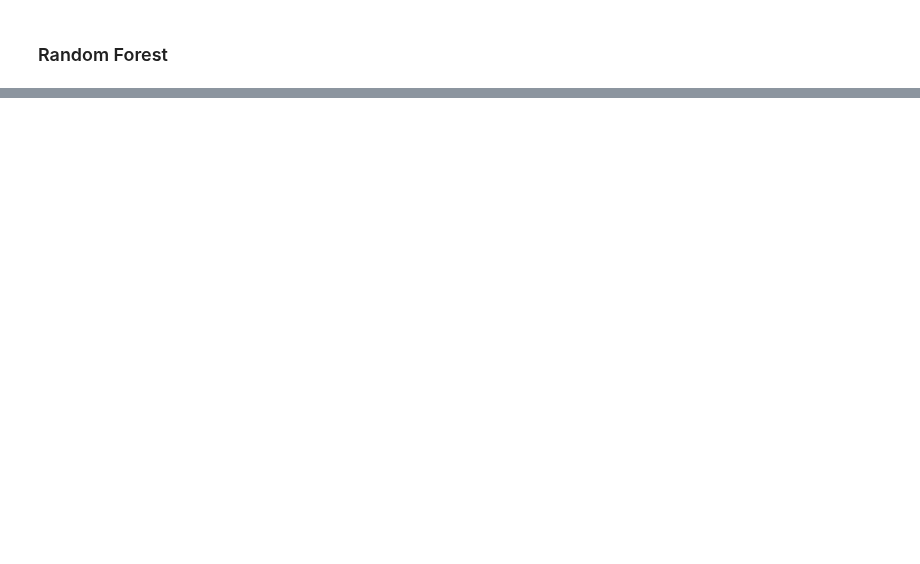
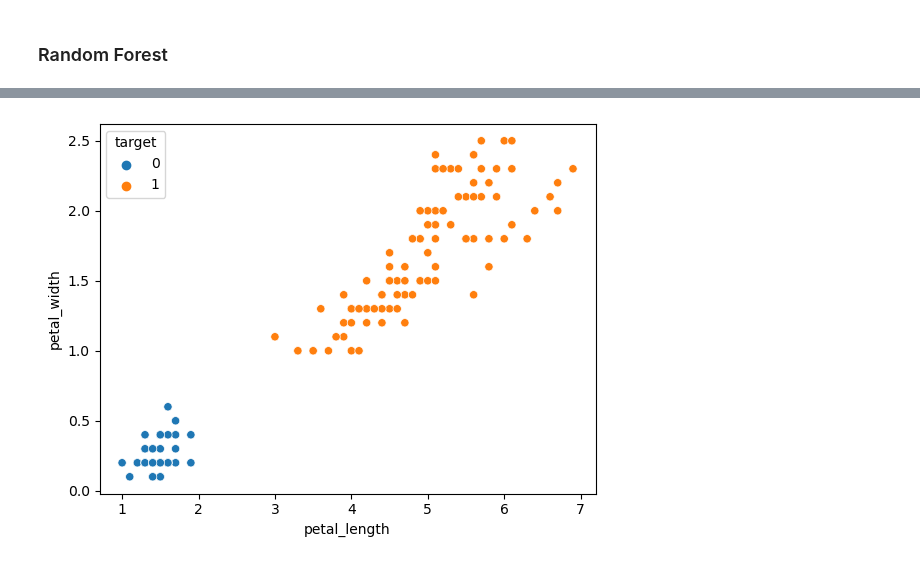
Before and after one commit to honghanhh/py40a12l2, a Jupyter notebook: lectures/lecture6/Trees.ipynb, the cells around one changed output, grey strips where cells are left out. Saved outputs shown, nothing was run; the diff lists cells and outputs as text; code cells hidden in the pictures; blank space fills up the shorter version.

```diff
--- a/lectures/lecture6/Trees.ipynb
+++ b/lectures/lecture6/Trees.ipynb
@@ -114,0 +129,3 @@ plt.show()
+# %%
+iris_df['target']=iris_df.species.gt(0).astype(int)
+iris_df.tail()
@@ -114,0 +139,8 @@ plt.show()
+# %%
+sns.scatterplot(data=iris_df,
+               x='petal_length',
+               y='petal_width',
+               hue='target')
+plt.show()
+# %% [output]
+[figure, added]
```
Also changed, not shown: parts of 12 cells of this notebook.
